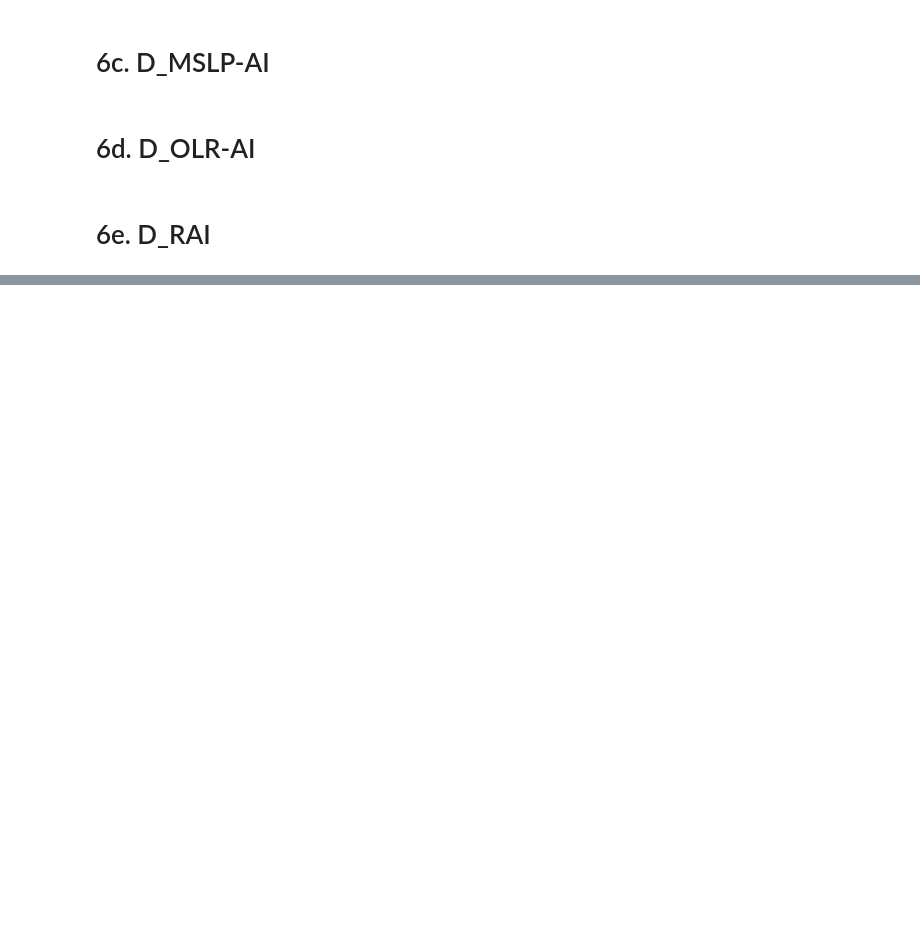
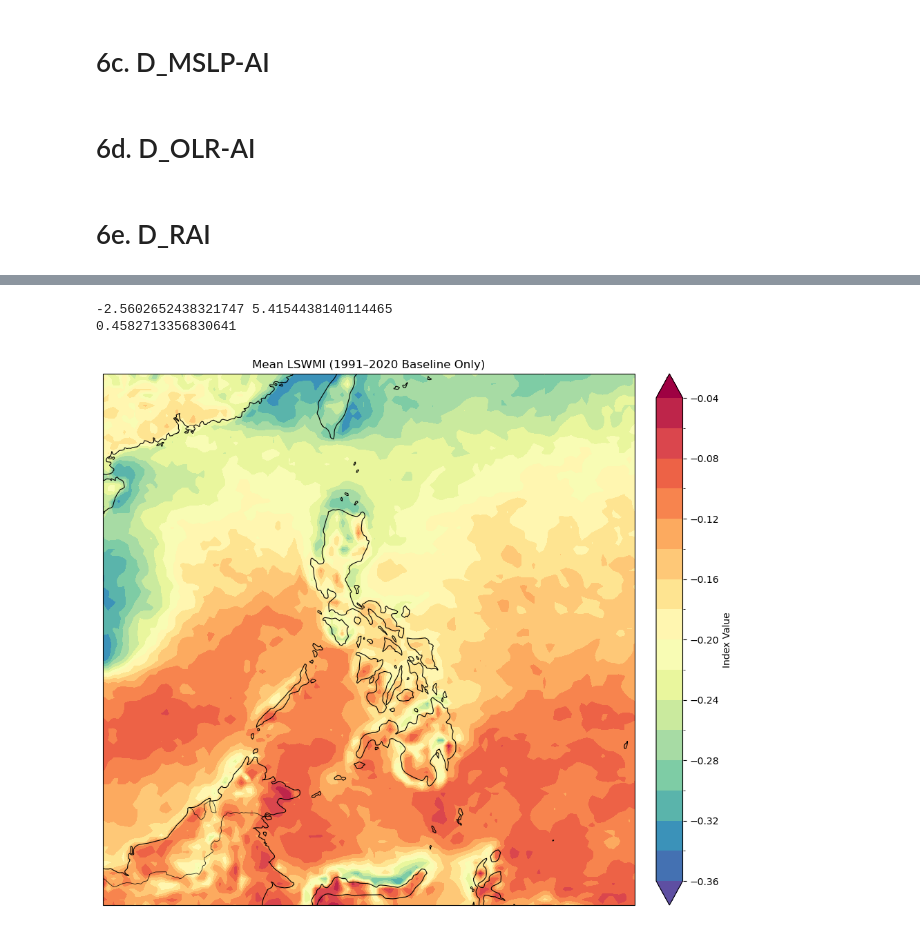
Before and after one commit to AleandraR/MS_Thesis_SWM, a Jupyter notebook: 02_notebooks/00b1_LSWMIPrep_Outputs.ipynb, the cells around one changed output, grey strips where cells are left out. Cells and saved outputs as stored; diff of their text form; code cells hidden in the pictures; blank space fills up the shorter version.

Commit message:
00b1_LSWMIPrep_Outputs updated (to sort)

```diff
--- a/02_notebooks/00b1_LSWMIPrep_Outputs.ipynb
+++ b/02_notebooks/00b1_LSWMIPrep_Outputs.ipynb
@@ -842,0 +1042,6 @@ plt.show()
+# %%
+X_wsi = wsi["WSI"].transpose("valid_time", "latitude", "longitude").values
+X_ssi = ssi["SSI"].transpose("valid_time", "latitude", "longitude").values
+X_msl = msl["MSLAI"].transpose("valid_time", "latitude", "longitude").values
+X_ttr = ttr["TTRAI"].transpose("valid_time", "latitude", "longitude").values
+Y_tp  = tp["TPAI"].transpose("valid_time", "latitude", "longitude").values
@@ -842,0 +1157,49 @@ plt.show()
+# %%
+lswmi_da = xr.DataArray(
+    lswmi,
+    dims=("valid_time", "latitude", "longitude"),
+    coords={
+        "valid_time": wsi.valid_time,
+        "latitude": wsi.latitude,
+        "longitude": wsi.longitude,
+    },
+    name="lswmi"
+)
+# %%
+print(lswmi_da.min().item(), lswmi_da.max().item())
+print(lswmi_da.std("valid_time").mean().item())
+# %% [output]
+-2.5602652438321747 5.4154438140114465
+0.4582713356830641
+# %%
+import matplotlib.pyplot as plt
+import cartopy.crs as ccrs
+import cartopy.feature as cfeature
+
+# 1. Select ONLY the 1991-2020 period first
+# Then calculate the mean over time
+lswmi_mean = lswmi_da.sel(valid_time=slice("1991-01-01", "2020-12-31")).mean(dim="valid_time")
+
+plt.figure(figsize=(20, 10))
+ax = plt.axes(projection=ccrs.PlateCarree())
+
+# Add map features
+ax.coastlines(resolution="50m", linewidth=0.8)
+ax.add_feature(cfeature.BORDERS, linewidth=0.5)
+ax.add_feature(cfeature.LAND, facecolor="lightgray", zorder=0)
+ax.add_feature(cfeature.OCEAN, facecolor="white", zorder=0)
+
+# Plot
+lswmi_mean.plot.contourf(
+    ax=ax,
+    transform=ccrs.PlateCarree(),
+    cmap="Spectral_r",
+    levels=20,
+    extend="both",
+    cbar_kwargs={'label': 'Index Value', 'pad': 0.02}
+)
+
+ax.set_title("Mean LSWMI (1991–2020 Baseline Only)")
+plt.show()
+# %% [output]
+[figure, added]
```
Also changed, not shown: parts of 20 cells of this notebook.
